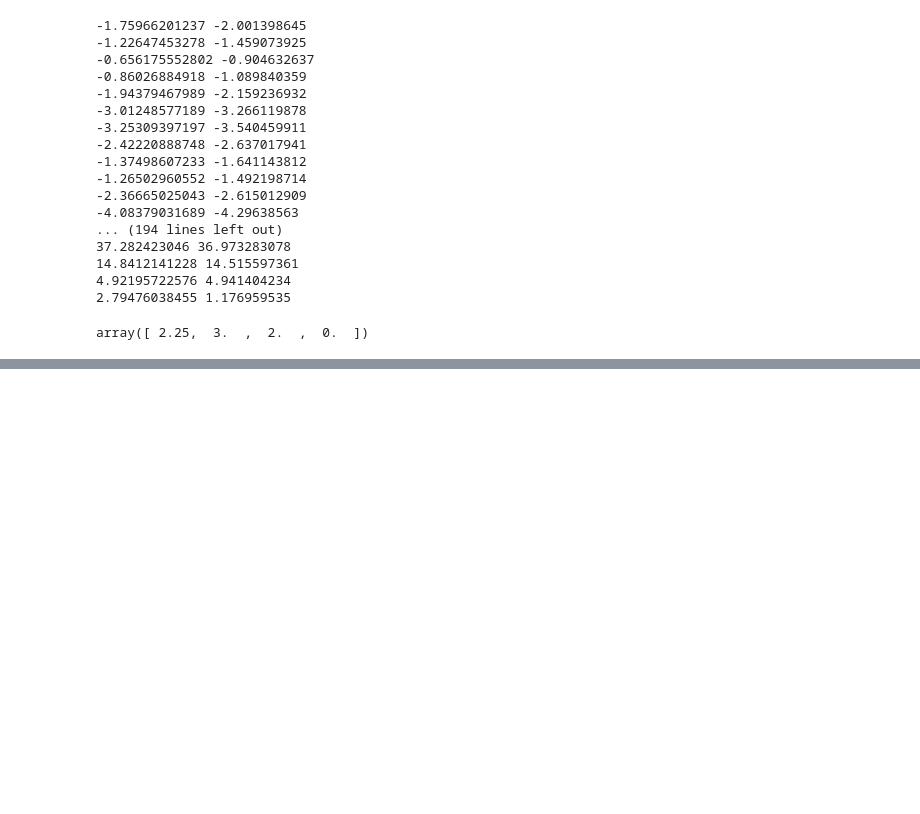
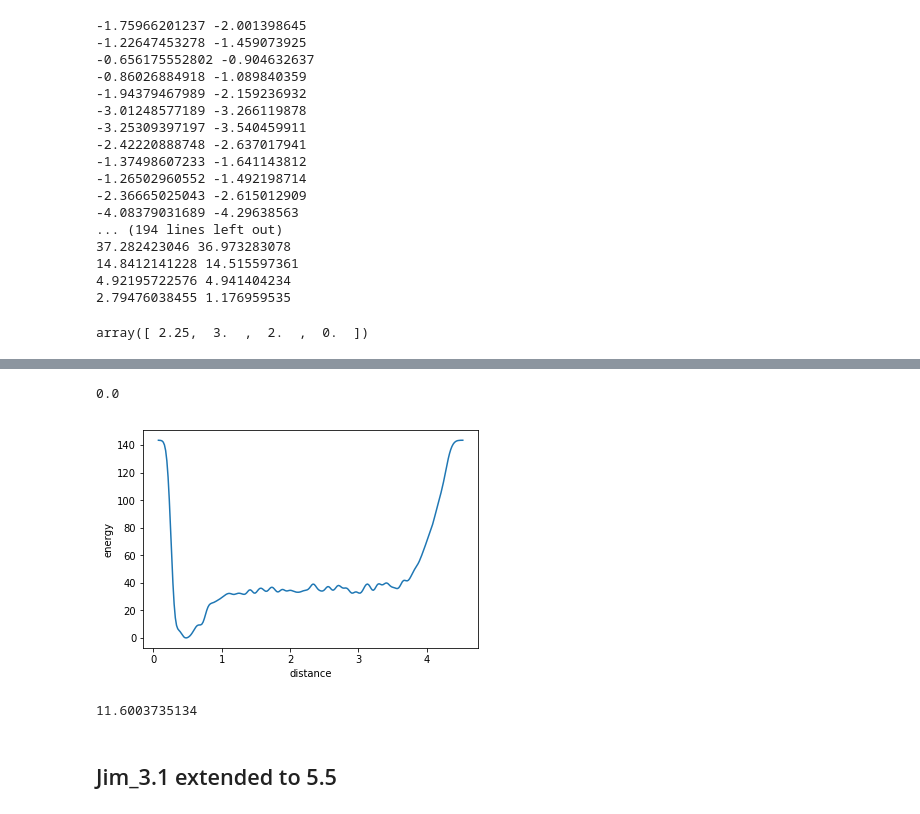
Before and after one commit to garrettd2225/Triazine-project, a Jupyter notebook: Metad_graphs_idunno.ipynb, the cells around one changed output, grey strips where cells are left out. Cells and saved outputs as stored; diff of their text form; code cells hidden in the pictures; blank space fills up the shorter version.

```diff
--- a/Metad_graphs_idunno.ipynb
+++ b/Metad_graphs_idunno.ipynb
@@ -236,0 +317,27 @@ array([ 2.25,  3.  ,  2.  ,  0.  ])
+# %%
+filename='fes_tome.dat'
+data1=pd.read_csv(filename,skiprows=5,names=['distance','energy','error'],delim_whitespace=True)
+
+plt.plot(data1['distance'],data1['energy'])
+plt.xlabel('distance')
+plt.ylabel('energy')
+
+plt.show()
+# %% [output]
+0.0
+[figure, added]
+# %%
+data1=pd.read_csv('fes_scaleme.dat',skiprows=5,names=['distance','energy','error'],delim_whitespace=True)
+data2=pd.read_csv('fes_tome.dat',skiprows=5,names=['distance','energy','error'],delim_whitespace=True)
+f1=interp1d(data1['distance'],data1['energy'],kind='cubic',fill_value='extrapolate')
+f2=interp1d(data2['distance'],data2['energy'],kind='cubic',fill_value='extrapolate')
+#print(data1.head(30))
+#print(data2.tail(50)) #0.35->3.75
+xvalues=np.linspace(0.4,3.5,num=500)
+final=[]
+for i in xvalues:
+    final.append(f1(i)/f2(i))
+
+print(np.mean(final))
+# %% [output]
+11.6003735134
@@ -236,0 +375,2 @@ array([ 2.25,  3.  ,  2.  ,  0.  ])
+# %% [markdown]
+## Jim_3.1 extended to 5.5
```
Also changed, not shown: parts of 8 cells of this notebook.
